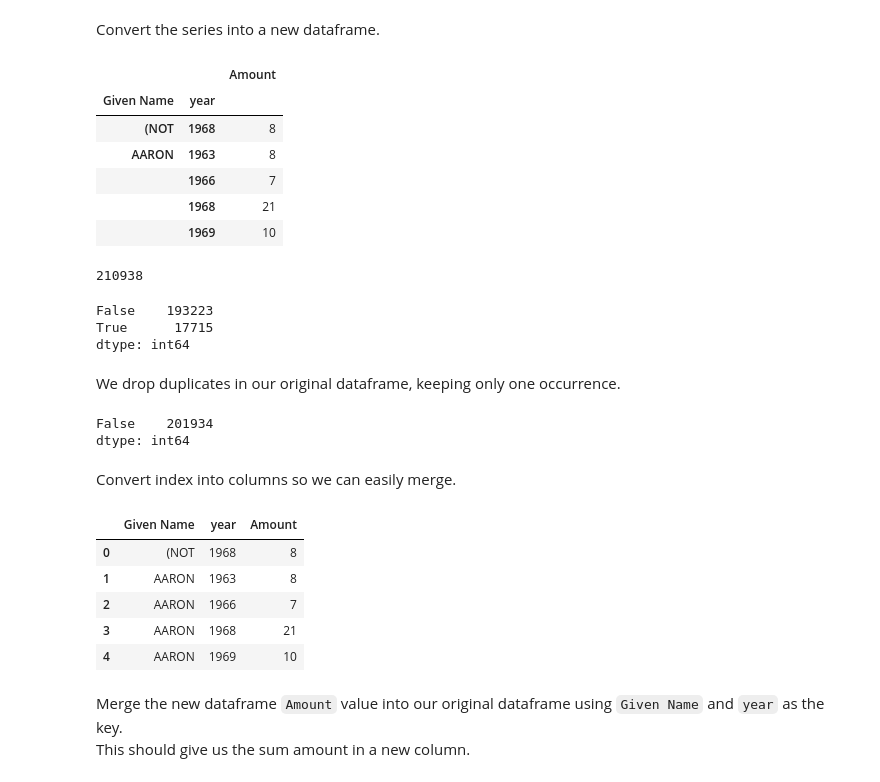
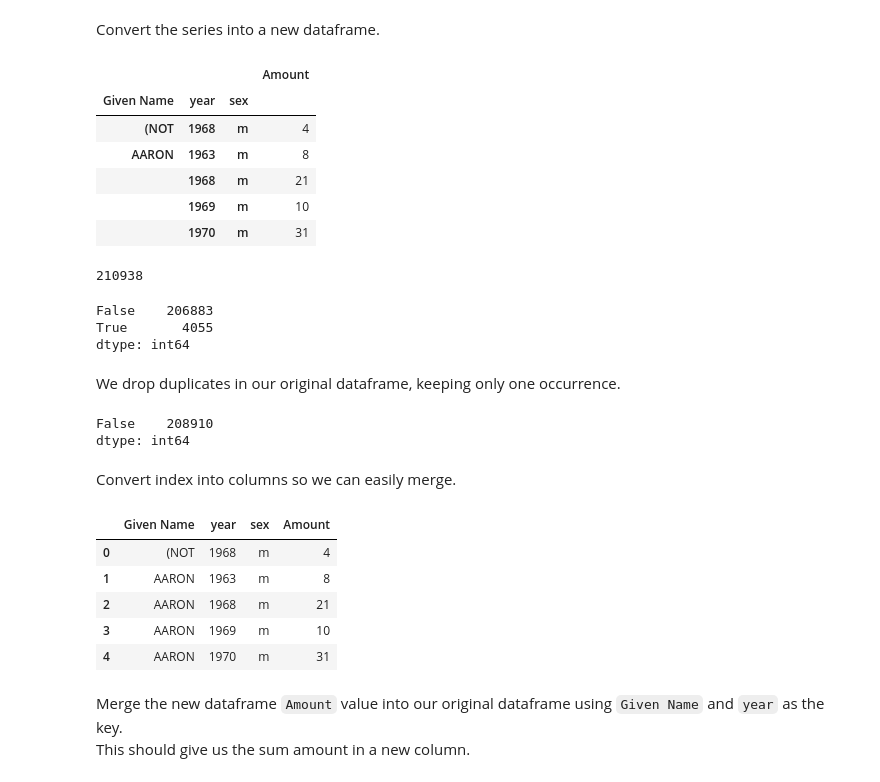
Before and after one commit to Kevinf7/PROJECT_Popular_baby_names, a Jupyter notebook: Baby Name.ipynb, the cells around one changed output. Cells and saved outputs as stored; diff of their text form; code cells hidden in the pictures.

```diff
--- a/Baby Name.ipynb
+++ b/Baby Name.ipynb
@@ -74,7 +74,7 @@ df['Given Name'].isnull().sum()
 # %% [markdown]
 Next we identify duplicated rows on `Given Name` and `year` and sum the amount, results stored in a series.
 # %%
-dups = df[df.duplicated(['Given Name','year'],keep=False)].groupby(['Given Name','year']).Amount.sum()
+dups = df[df.duplicated(['Given Name','year','sex'],keep=False)].groupby(['Given Name','year','sex']).Amount.sum()
 # %% [markdown]
 Convert the series into a new dataframe.
 # %%
@@ -82,22 +82,22 @@ df_dup = dups.to_frame()
 # %%
 df_dup.head()
 # %% [output]
-|  |  | Amount |
-| Given Name | year |  |
-| (NOT | 1968 | 8 |
-| AARON | 1963 | 8 |
-|  | 1966 | 7 |
-|  | 1968 | 21 |
-|  | 1969 | 10 |
+|  |  |  | Amount |
+| Given Name | year | sex |  |
+| (NOT | 1968 | m | 4 |
+| AARON | 1963 | m | 8 |
+|  | 1968 | m | 21 |
+|  | 1969 | m | 10 |
+|  | 1970 | m | 31 |
 # %%
 df.shape[0]
 # %% [output]
 210938
 # %%
-df.duplicated(['Given Name','year'],keep=False).value_counts()
+df.duplicated(['Given Name','year','sex'],keep=False).value_counts()
 # %% [output]
-False    193223
-True      17715
+False    206883
+True       4055
 dtype: int64
 # %% [markdown]
 We drop duplicates in our original dataframe, keeping only one occurrence.
@@ -107,20 +107,20 @@ df.drop_duplicates(['Given Name','year'],inplace=True)
 # %%
-df.duplicated(['Given Name','year'],keep=False).value_counts()
+df.duplicated(['Given Name','year','sex'],keep=False).value_counts()
 # %% [output]
-False    201934
+False    208910
 dtype: int64
 # %% [markdown]
 Convert index into columns so we can easily merge.
 # %%
-df_dup.reset_index(level=['Given Name', 'year'], inplace=True) #convert index into columns
+df_dup.reset_index(level=['Given Name', 'year','sex'], inplace=True) #convert index into columns
 df_dup.head()
 # %% [output]
-|  | Given Name | year | Amount |
-| 0 | (NOT | 1968 | 8 |
-| 1 | AARON | 1963 | 8 |
-| 2 | AARON | 1966 | 7 |
-| 3 | AARON | 1968 | 21 |
-| 4 | AARON | 1969 | 10 |
+|  | Given Name | year | sex | Amount |
+| 0 | (NOT | 1968 | m | 4 |
+| 1 | AARON | 1963 | m | 8 |
+| 2 | AARON | 1968 | m | 21 |
+| 3 | AARON | 1969 | m | 10 |
+| 4 | AARON | 1970 | m | 31 |
 # %% [markdown]
 Merge the new dataframe `Amount` value into our original dataframe using `Given Name` and `year` as the key.<br>
 This should give us the sum amount in a new column.
```
Also changed, not shown: parts of 15 cells of this notebook.
